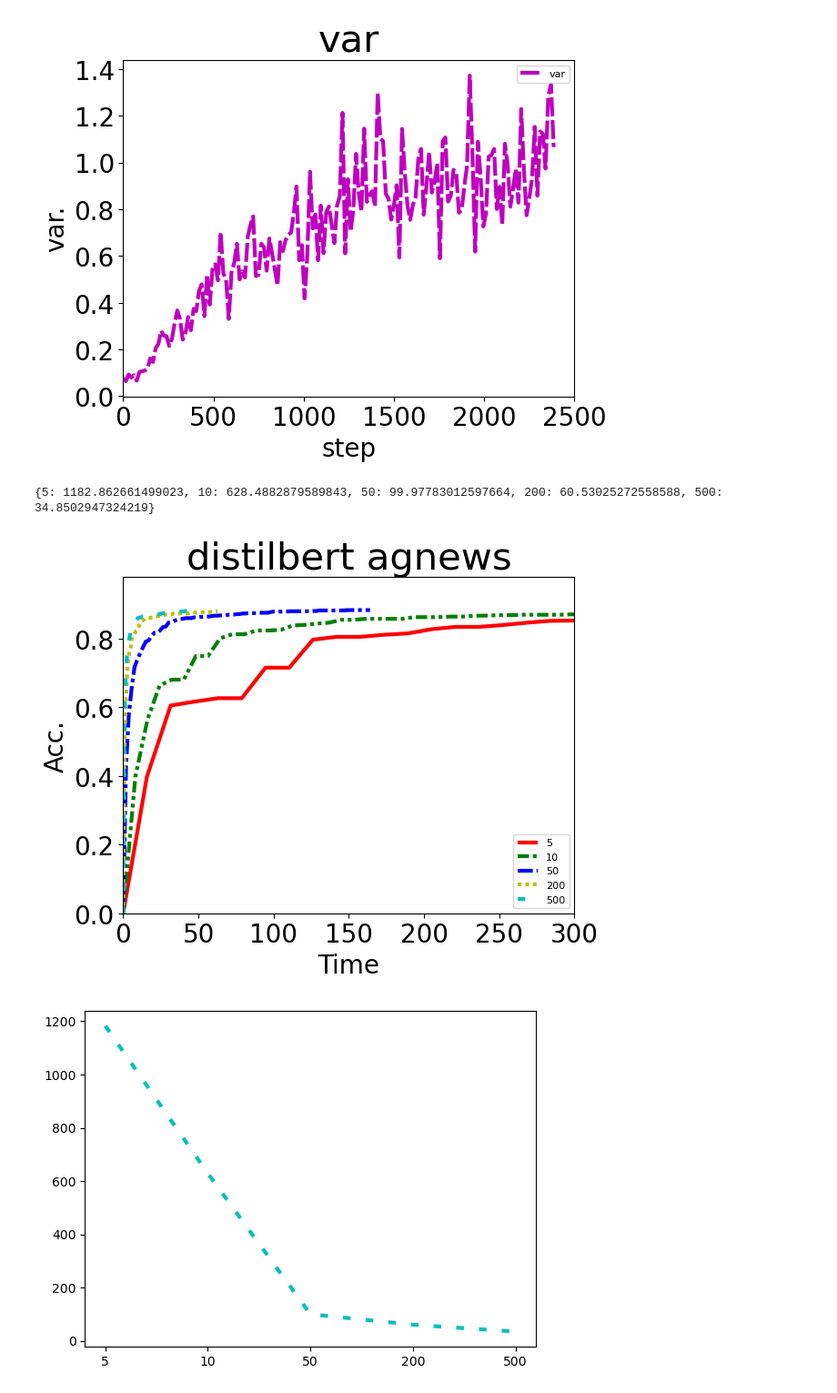
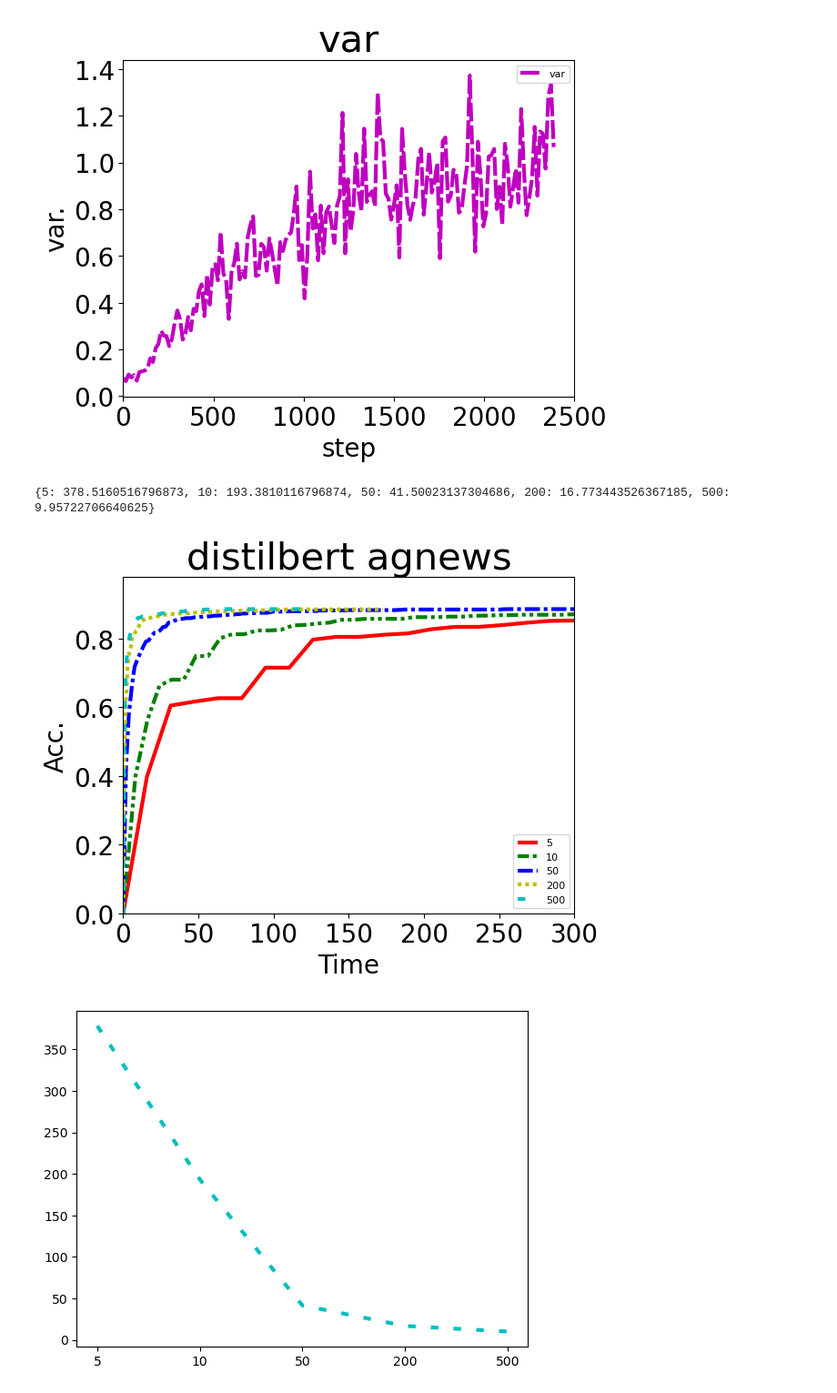
Before and after one commit to UbiquitousLearning/FwdLLM, a Jupyter notebook: end2end_figure.ipynb, the cells around one changed output. Shown at 91% size. Drawn from its saved outputs; the diff is of its cells as text; code cells hidden in the pictures.

```diff
--- a/end2end_figure.ipynb
+++ b/end2end_figure.ipynb
@@ -550,7 +550,7 @@ train_time_dict = train_time_dict_dict[model]
 local_data_num_dict = {"agnews":15,"yahoo":18}
 comm_bandwidth = 10 * 1024**2 /8  # k * 1024**2 /8 => k Mb/s
 
-target_acc = 0.879
+target_acc = 0.86
 time_to_acc_dict ={}
 
 eval_frequence = 5 if dataset == "yahoo" else 1
@@ -602,33 +602,33 @@ for i,client_num in enumerate(client_num_list):
         adhoc = f'{1000//client_num},{1000//client_num},{1000//client_num}'
         max_acc = 0
         for line in f:
             if "'acc':" in line:
                 cur_acc = float(line[line.rfind("'acc':")+7:line.rfind(",")])
                 if cur_acc>max_acc:
                     max_acc = cur_acc
                 else:
                     cur_acc = max_acc
                 acc.append(cur_acc)
         time_list = round_to_time(len(acc),eval_frequence,comm_time,method,local_data_num,adhoc)
         time_to_acc_dict[client_num] = get_time_to_target_acc(target_acc,acc,time_list)
         time_to_acc_list.append(get_time_to_target_acc(target_acc,acc,time_list))
         plt.plot(time_list, acc, linestyle=linestyle[i], color=colors[i],label=client_num,linewidth=lw)
 print(time_to_acc_dict)
 
 plt.xlabel("Time",fontsize=20)
 plt.ylabel("Acc.",fontsize=20)
 plt.xticks(size = 20)
 plt.xlim(0,300)
 plt.yticks(size = 20)
 plt.ylim(0,0.98)
 plt.legend(fontsize=8)
 plt.title(f"{model} {dataset}",fontsize=30)
 plt.show()
 
 plt.plot(range(len(time_to_acc_list)), time_to_acc_list, linestyle=linestyle[i], color=colors[i],label=client_num,linewidth=lw)
 plt.xticks(range(len(time_to_acc_list)),client_num_list)
 plt.show()
 # %% [output]
-{5: 1182.862661499023, 10: 628.4882879589843, 50: 99.97783012597664, 200: 60.53025272558588, 500: 34.8502947324219}
+{5: 378.5160516796873, 10: 193.3810116796874, 50: 41.50023137304686, 200: 16.773443526367185, 500: 9.95722706640625}
-[figure, old version]
+[figure, new version]
-[figure, old version]
+[figure, new version]
```
Also changed, not shown: 26 other files.
